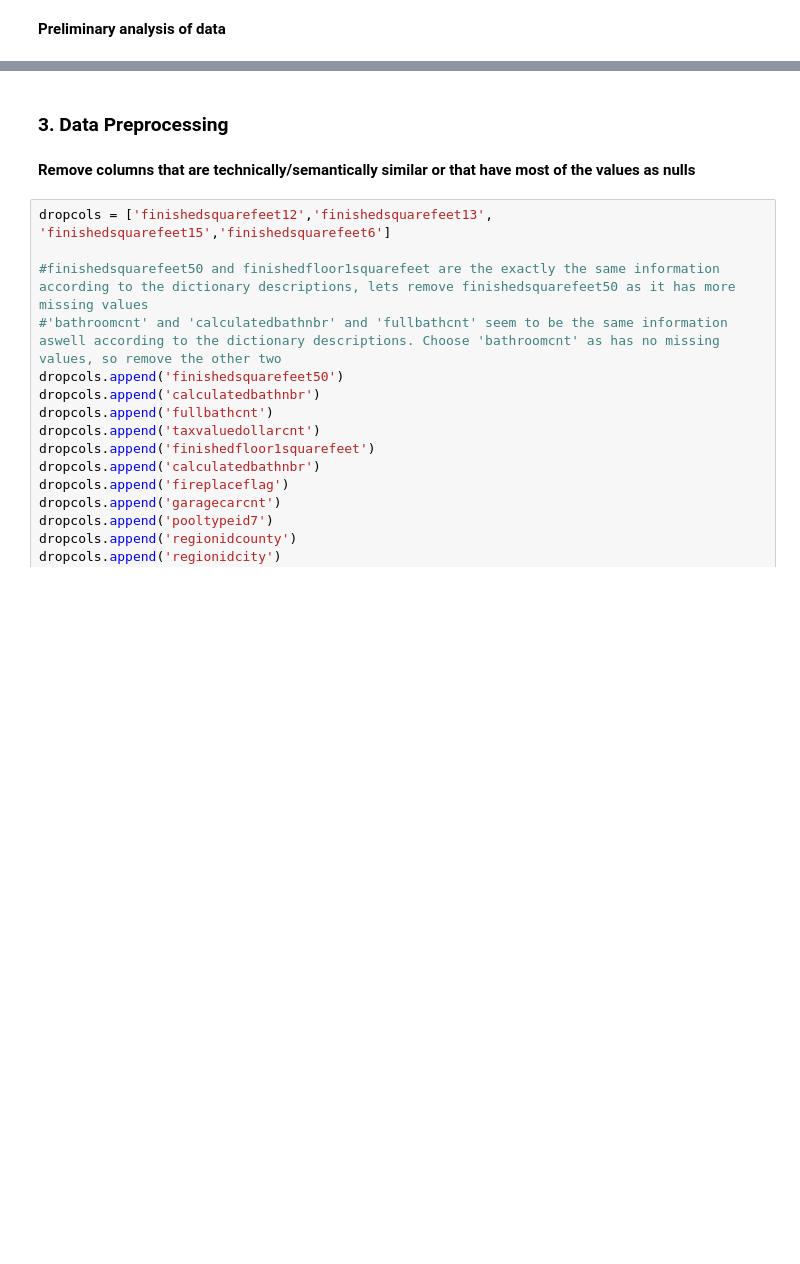
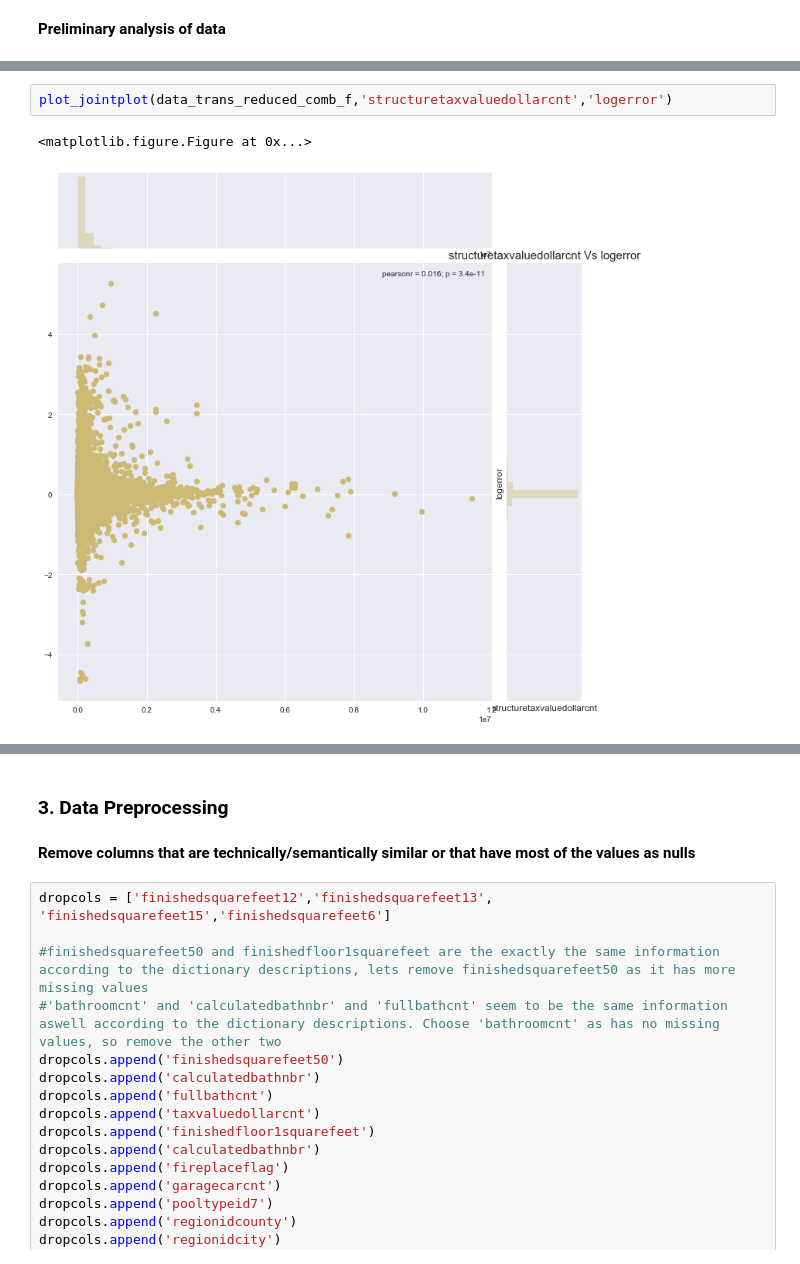
Before and after one commit to saurabhrpi/Improve-Zillow-s-Prediction-Residual, a Jupyter notebook: ZillowEstimate.ipynb, the cells around one changed output, grey strips where cells are left out. Cells and saved outputs as stored; diff of their text form; blank space fills up the shorter version.

```diff
--- a/ZillowEstimate.ipynb
+++ b/ZillowEstimate.ipynb
@@ -345,0 +361,5 @@ plot_corr(data_trans_reduced_comb_f)
+# %%
+plot_jointplot(data_trans_reduced_comb_f,'structuretaxvaluedollarcnt','logerror')
+# %% [output]
+<matplotlib.figure.Figure at 0x...>
+[figure, added]
```
Also changed, not shown: parts of 31 cells of this notebook.
